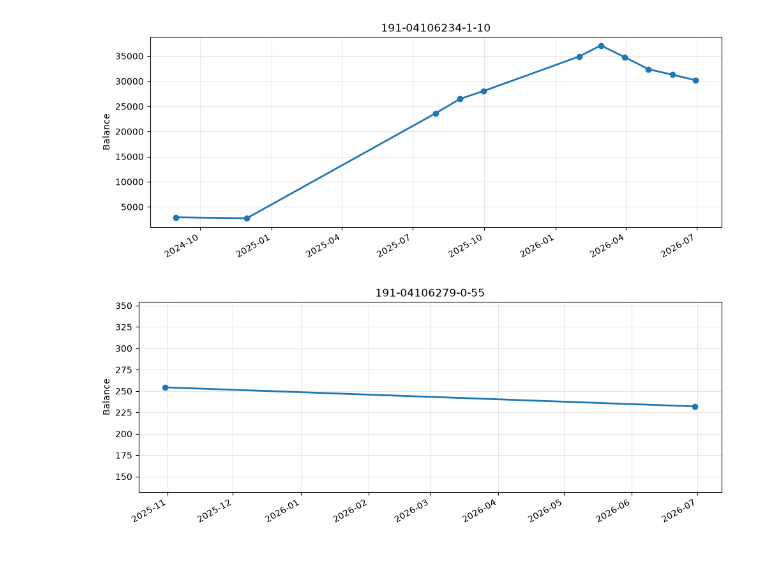
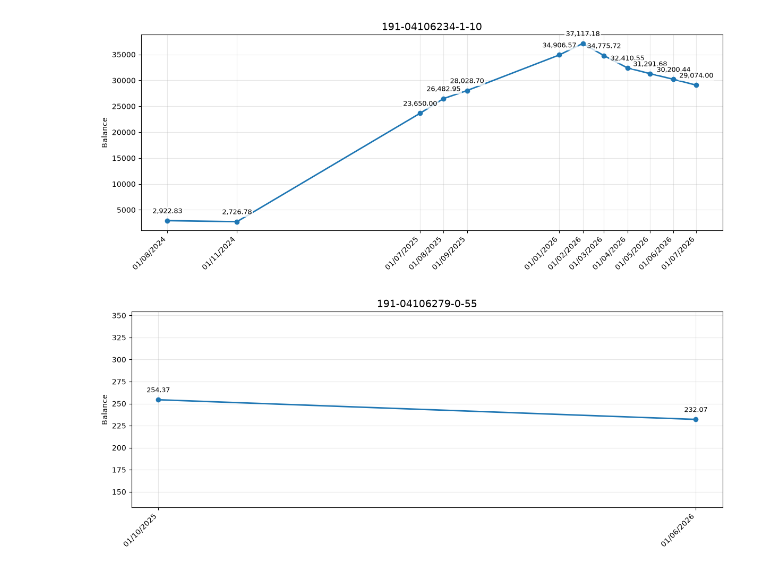
Before and after one commit to josueelias9/improving-BCP-organizate, a Jupyter notebook: jupyter/Untitled.ipynb, the cells around one changed output. Drawn from its saved outputs; the diff is of its cells as text; code cells hidden in the pictures.

```diff
--- a/jupyter/Untitled.ipynb
+++ b/jupyter/Untitled.ipynb
@@ -17,35 +1,45 @@ documents = docs_response.json().get("documents", [])
 # %%
+import requests
+import pandas as pd
+import matplotlib.pyplot as plt
+
+BASE_URL = "http://new-service:8000"
+
+
+# Fetch all documents
+docs_response = requests.get(f"{BASE_URL}/documents/", params={"limit": 1000})
+docs_response.raise_for_status()
+documents = docs_response.json().get("documents", [])
+
+
+
 import numpy as np
 import pandas as pd
 import matplotlib.pyplot as plt
 
 docs_df = pd.DataFrame(documents)
 
-required_columns = {"end_date", "balance", "account"}
+required_columns = {"registration_date", "balance", "account"}
 
 if not docs_df.empty and required_columns.issubset(docs_df.columns):
 
-    # Convertir fechas inválidas a NaT
-    docs_df["end_date"] = pd.to_datetime(
-        docs_df["end_date"],
+    docs_df["registration_date"] = pd.to_datetime(
+        docs_df["registration_date"],
         errors="coerce",
     )
 
-    # Convertir balances inválidos a NaN
     docs_df["balance"] = pd.to_numeric(
         docs_df["balance"],
         errors="coerce",
     )
 
-    # Reemplazar infinito y menos infinito por NaN
     docs_df["balance"] = docs_df["balance"].replace(
         [np.inf, -np.inf],
         np.nan,
     )
 
-    # Eliminar filas que no se pueden graficar
     docs_df = docs_df.dropna(
-        subset=["end_date", "balance", "account"],
+        subset=["registration_date", "balance", "account"],
     )
 
     if docs_df.empty:
@@ -53,54 +47,79 @@ if not docs_df.empty and required_columns.issubset(docs_df.columns):
 
     else:
         for account, group in docs_df.groupby("account"):
-            group = group.sort_values("end_date").copy()
 
-            if group.empty:
-                continue
+            group = (
+                group.sort_values("registration_date")
+                .copy()
+                .reset_index(drop=True)
+            )
 
             ymin = group["balance"].min()
             ymax = group["balance"].max()
 
-            # Validación adicional
             if not np.isfinite(ymin) or not np.isfinite(ymax):
                 print(f"Se omitió la cuenta {account}: límites inválidos.")
                 continue
 
             balance_range = ymax - ymin
-
-            # Si todos los valores son iguales, aplica un margen mínimo
             margin = max(abs(balance_range) * 0.05, 100)
 
-            fig, ax = plt.subplots(figsize=(10, 4))
+            fig, ax = plt.subplots(figsize=(12, 5))
 
             ax.plot(
-                group["end_date"],
+                group["registration_date"],
                 group["balance"],
                 marker="o",
                 linewidth=2,
             )
 
-            ax.set_title(str(account))
+            # Mostrar una fecha por cada punto
+            ax.set_xticks(group["registration_date"])
+            ax.set_xticklabels(
+                group["registration_date"].dt.strftime("%d/%m/%Y"),
+                rotation=45,
+                ha="right",
+            )
+
+            # Mostrar el balance encima de cada punto
+            for x, y in zip(group["registration_date"], group["balance"]):
+                ax.annotate(
+                    f"{y:,.2f}",
+                    xy=(x, y),
+                    xytext=(0, 8),
+                    textcoords="offset points",
+                    ha="center",
+                    va="bottom",
+                    fontsize=9,
+                    bbox=dict(
+                        boxstyle="round,pad=0.2",
+                        facecolor="white",
+                        edgecolor="none",
+                        alpha=0.8,
+                    ),
+                )
+
+            ax.set_title(str(account), fontsize=14)
             ax.set_xlabel("")
             ax.set_ylabel("Balance")
+
             ax.set_ylim(
                 ymin - margin,
                 ymax + margin,
             )
+
             ax.grid(True, alpha=0.3)
 
-            fig.autofmt_xdate()
             plt.tight_layout()
             plt.show()
             plt.close(fig)
 
 else:
-    missing_columns = required_columns.difference(docs_df.columns)
-
     if docs_df.empty:
         print("El DataFrame está vacío.")
     else:
+        missing_columns = required_columns.difference(docs_df.columns)
         print(f"Faltan columnas requeridas: {missing_columns}")
 # %% [output]
-[figure, old version]
+[figure, new version]
-[figure, old version]
+[figure, new version]
```
Also changed, not shown: parts of 2 cells of this notebook, 14 other files.
